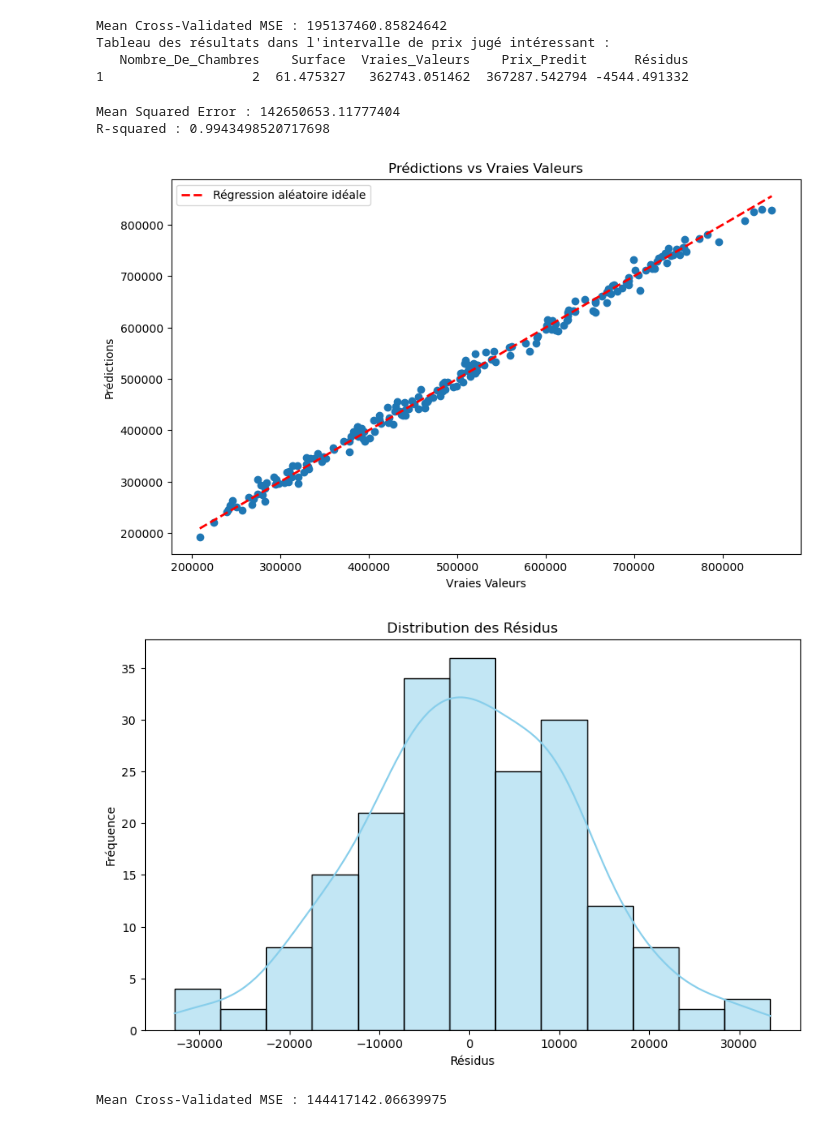
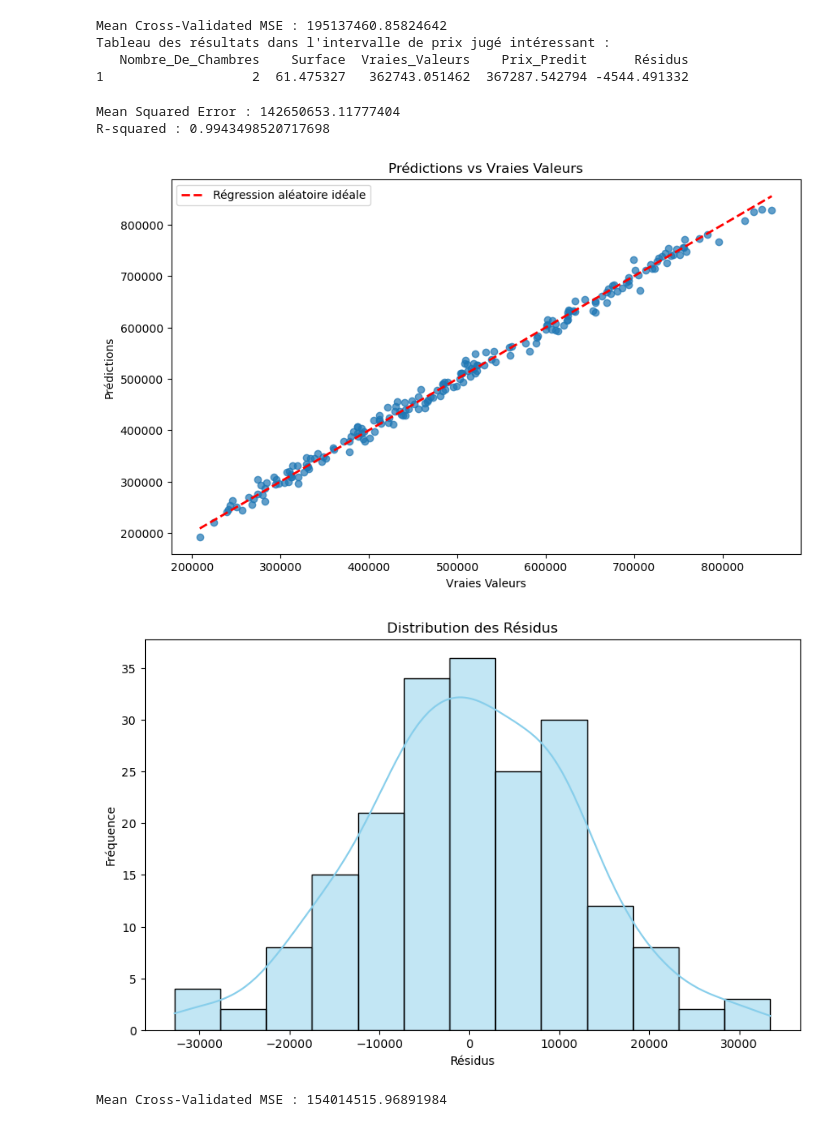
Before and after one commit to Nimzonimzo/House-Price-Prediction, a Jupyter notebook: House-Price-Prediction.ipynb, the cells around one changed output. Saved outputs shown, nothing was run; the diff lists cells and outputs as text; code cells hidden in the pictures.

```diff
--- a/House-Price-Prediction.ipynb
+++ b/House-Price-Prediction.ipynb
@@ -180,7 +180,6 @@ Tableau des résultats dans l'intervalle de prix jugé intéressant :
    Nombre_De_Chambres    Surface  Vraies_Valeurs    Prix_Predit      Résidus
 1                   2  61.475327   362743.051462  367287.542794 -4544.491332
 # %%
-#Modifications avec un autre type de modele
 import numpy as np
 import pandas as pd
 import matplotlib.pyplot as plt
@@ -189,18 +188,16 @@ from sklearn.model_selection import train_test_split, cross_val_score
 from sklearn.ensemble import RandomForestRegressor
 from sklearn.metrics import mean_squared_error, r2_score
 
-# Charger les données (commenter cette ligne lorsque tu auras un CSV)
-# data = pd.read_csv('maison.csv')
-
 # Paramètres
 np.random.seed(123)
 
 # Générer des données fictives (peut être remplacé par la lecture d'un fichier CSV)
-num_samples = 1000
-surface = np.random.uniform(30, 140, num_samples)
-nombre_de_chambres = np.random.randint(1, 6, num_samples)
-prix = 5000 * surface + 30000 * nombre_de_chambres + np.random.normal(0, 10000, num_samples)
-data = pd.DataFrame({'surface': surface, 'nombre_de_chambres': nombre_de_chambres, 'prix': prix})
+def generate_fake_data(num_samples=1000):
+    surface = np.random.uniform(30, 140, num_samples)
+    nombre_de_chambres = np.random.randint(1, 6, num_samples)
+    prix = 5000 * surface + 30000 * nombre_de_chambres + np.random.normal(0, 10000, num_samples)
+    data = pd.DataFrame({'surface': surface, 'nombre_de_chambres': nombre_de_chambres, 'prix': prix})
+    return data
 
 # Commentaire : Préparation des données
 def prepare_data(data):
@@ -208,15 +205,11 @@ def prepare_data(data):
     y = data['prix']
     return train_test_split(X, y, test_size=0.2, random_state=42)
 
-X_train, X_test, y_train, y_test = prepare_data(data)
-
 # Commentaire : Construction et entraînement du modèle
 def train_model(X_train, y_train):
     model = RandomForestRegressor(n_estimators=100, random_state=42)
     model.fit(X_train, y_train)
     return model
-
-model = train_model(X_train, y_train)
 
 # Commentaire : Évaluation du modèle
 def evaluate_model(model, X_test, y_test):
@@ -226,43 +219,59 @@ def evaluate_model(model, X_test, y_test):
     print(f'Mean Squared Error : {mse}')
     print(f'R-squared : {r2}')
 
-evaluate_model(model, X_test, y_test)
-
 # Commentaire : Visualisation des résultats
 def visualize_results(y_test, y_pred):
     plt.figure(figsize=(10, 6))
-    plt.scatter(y_test, y_pred)
+    plt.scatter(y_test, y_pred, alpha=0.7)
     plt.plot([min(y_test), max(y_test)], [min(y_test), max(y_test)], linestyle='--', color='red', linewidth=2, label='Régression aléatoire idéale')
     plt.title('Prédictions vs Vraies Valeurs')
     plt.xlabel('Vraies Valeurs')
     plt.ylabel('Prédictions')
     plt.legend()
     plt.show()
-
-visualize_results(y_test, model.predict(X_test))
 
 # Commentaire : Distribution des résidus
 def visualize_residuals(y_test, y_pred):
     residus = y_test - y_pred
     plt.figure(figsize=(10, 6))
     sns.histplot(residus, kde=True, color='skyblue')
     plt.title('Distribution des Résidus')
     plt.xlabel('Résidus')
     plt.ylabel('Fréquence')
     plt.show()
 
-visualize_residuals(y_test, model.predict(X_test))
-
 # Commentaire : Validation croisée
 def cross_validate(model, X, y):
     cross_val_scores = cross_val_score(model, X, y, cv=5, scoring='neg_mean_squared_error')
     mean_mse_cv = -np.mean(cross_val_scores)
     print(f'Mean Cross-Validated MSE : {mean_mse_cv}')
 
-cross_validate(model, X, y)
+# Charger les données (commenter cette ligne lorsque tu auras un CSV)
+# data = pd.read_csv('maison.csv')
+
+# Générer des données fictives
+data = generate_fake_data()
+
+# Préparation des données
+X_train, X_test, y_train, y_test = prepare_data(data)
+
+# Entraînement du modèle
+model = train_model(X_train, y_train)
+
+# Évaluation du modèle
+evaluate_model(model, X_test, y_test)
+
+# Visualisation des résultats
+visualize_results(y_test, model.predict(X_test))
+
+# Distribution des résidus
+visualize_residuals(y_test, model.predict(X_test))
+
+# Validation croisée
+cross_validate(model, X_train, y_train)
 # %% [output]
 Mean Squared Error : 142650653.11777404
 R-squared : 0.9943498520717698
-[figure, old version]
+[figure, new version]
 [figure]
-Mean Cross-Validated MSE : 144417142.06639975
+Mean Cross-Validated MSE : 154014515.96891984
```
